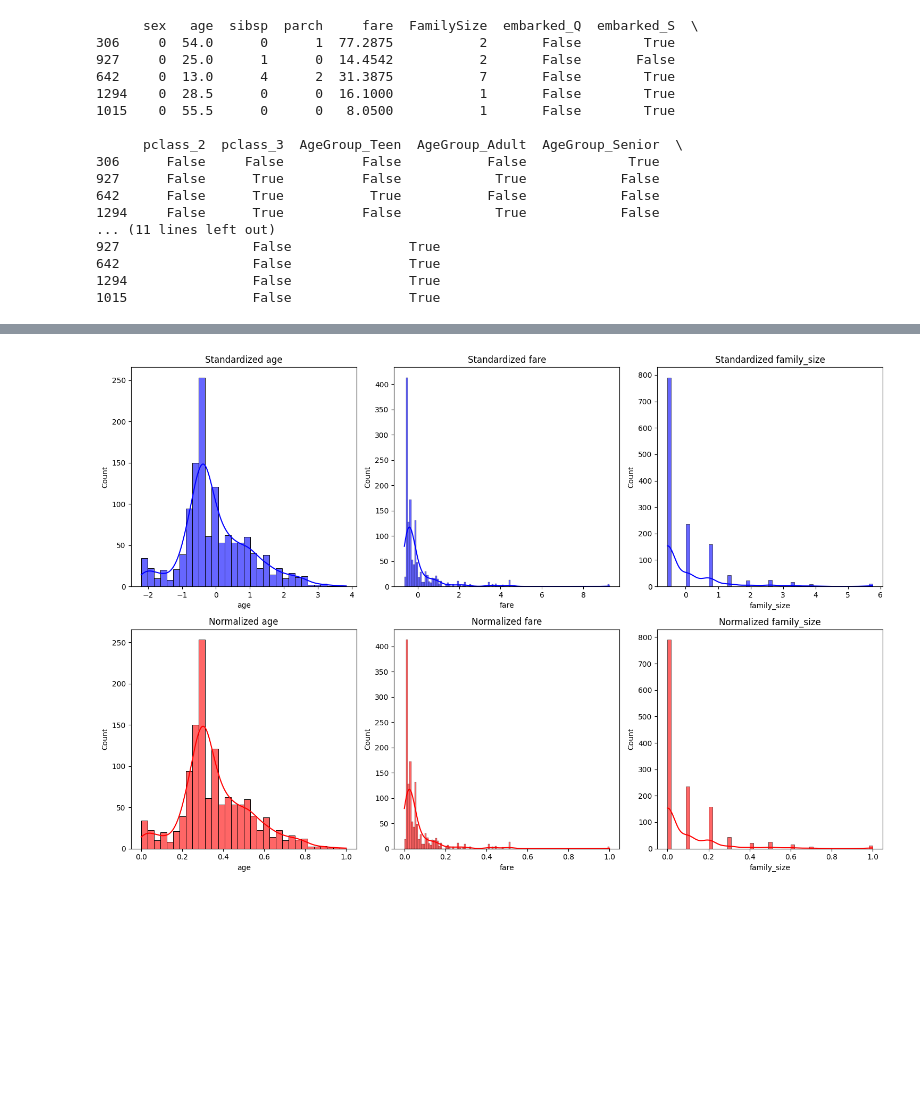
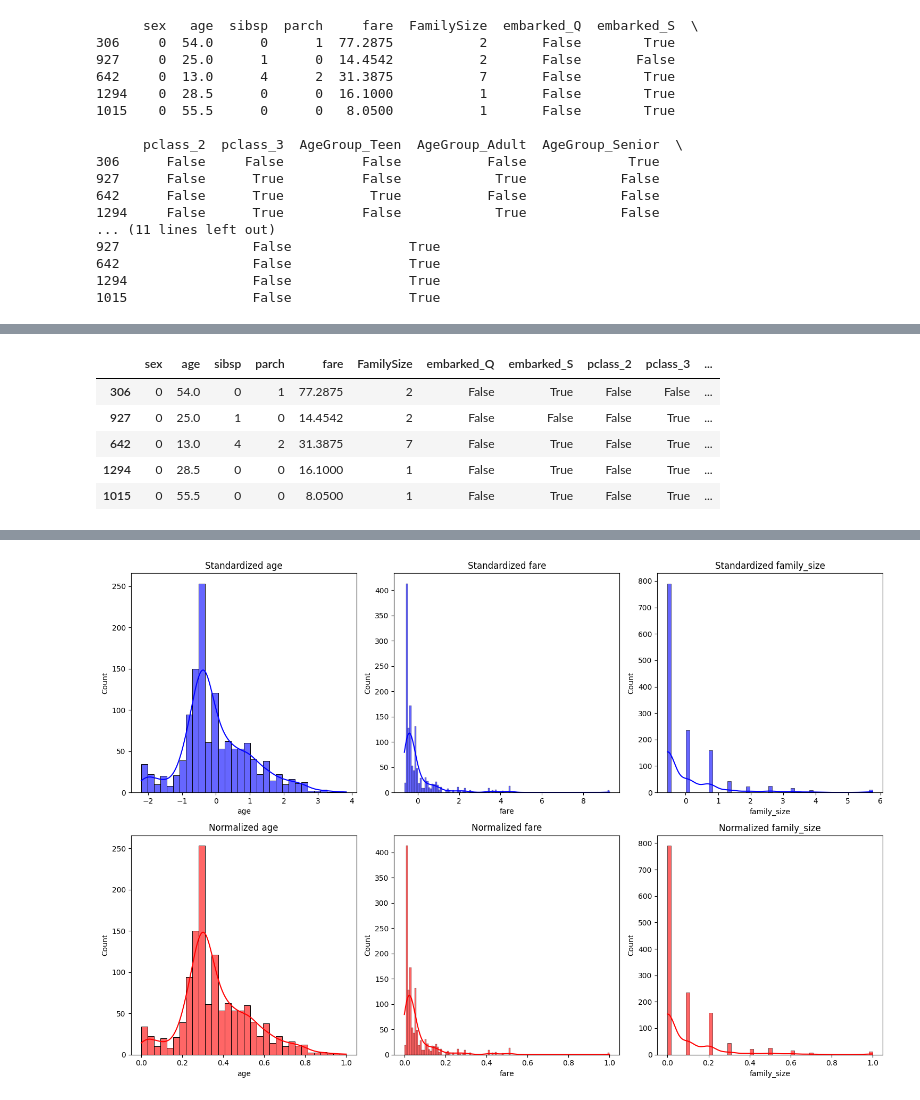
Before and after one commit to lucaskvz/AI-MACHINE-LEARNING-FOUNDATIONS, a Jupyter notebook: assignment_1_Lucas_Van_Zyl.ipynb, the cells around one changed output, grey strips where cells are left out. Drawn from its saved outputs; the diff is of its cells as text; code cells hidden in the pictures; blank space fills up the shorter version.

```diff
--- a/assignment_1_Lucas_Van_Zyl.ipynb
+++ b/assignment_1_Lucas_Van_Zyl.ipynb
@@ -614,0 +621,9 @@ print(X_train.head())
+# %%
+X_train.head()
+# %% [output]
+|  | sex | age | sibsp | parch | fare | FamilySize | embarked_Q | embarked_S | pclass_2 | pclass_3 | ... |
+| 306 | 0 | 54.0 | 0 | 1 | 77.2875 | 2 | False | True | False | False | ... |
+| 927 | 0 | 25.0 | 1 | 0 | 14.4542 | 2 | False | False | False | True | ... |
+| 642 | 0 | 13.0 | 4 | 2 | 31.3875 | 7 | False | True | False | True | ... |
+| 1294 | 0 | 28.5 | 0 | 0 | 16.1000 | 1 | False | True | False | True | ... |
+| 1015 | 0 | 55.5 | 0 | 0 | 8.0500 | 1 | False | True | False | True | ... |
```
Also changed, not shown: parts of 11 cells of this notebook.
